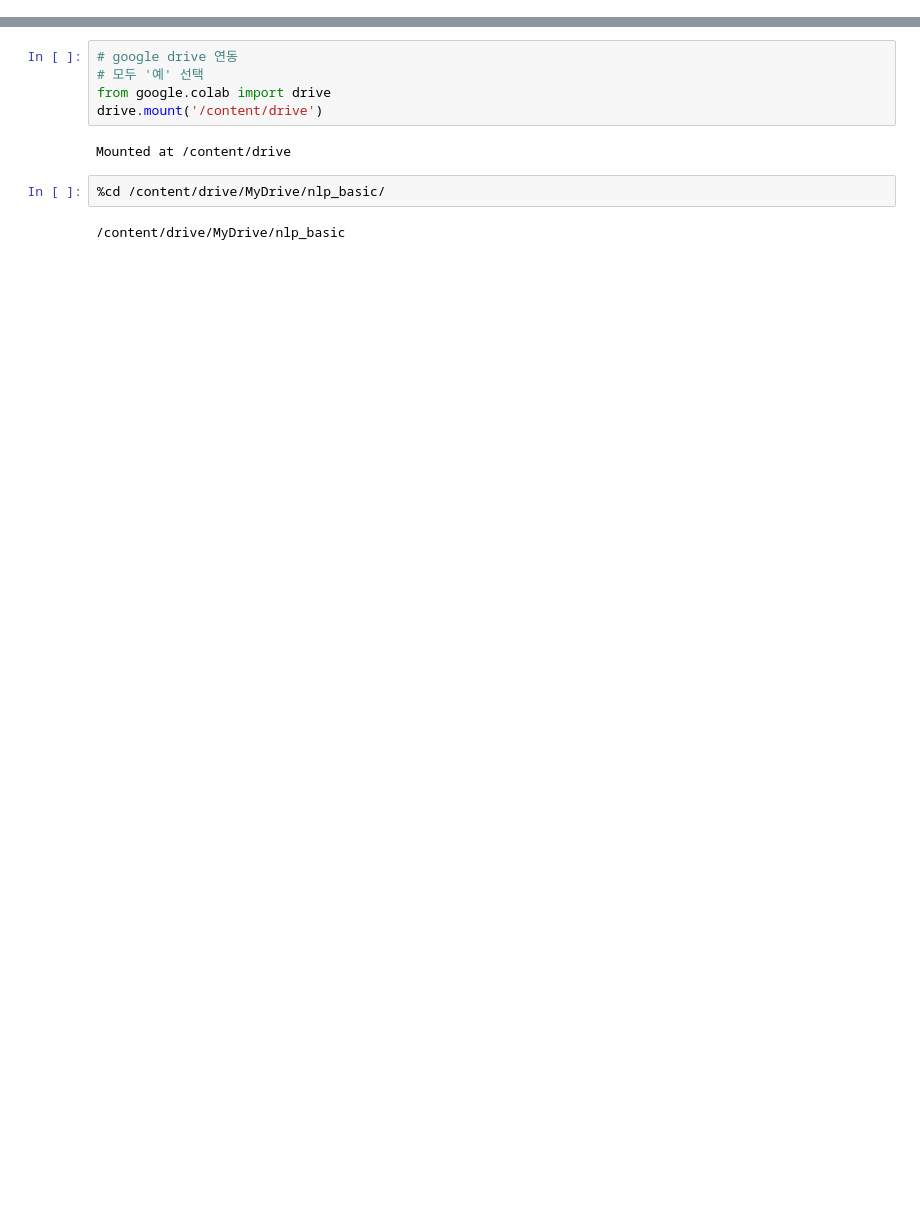
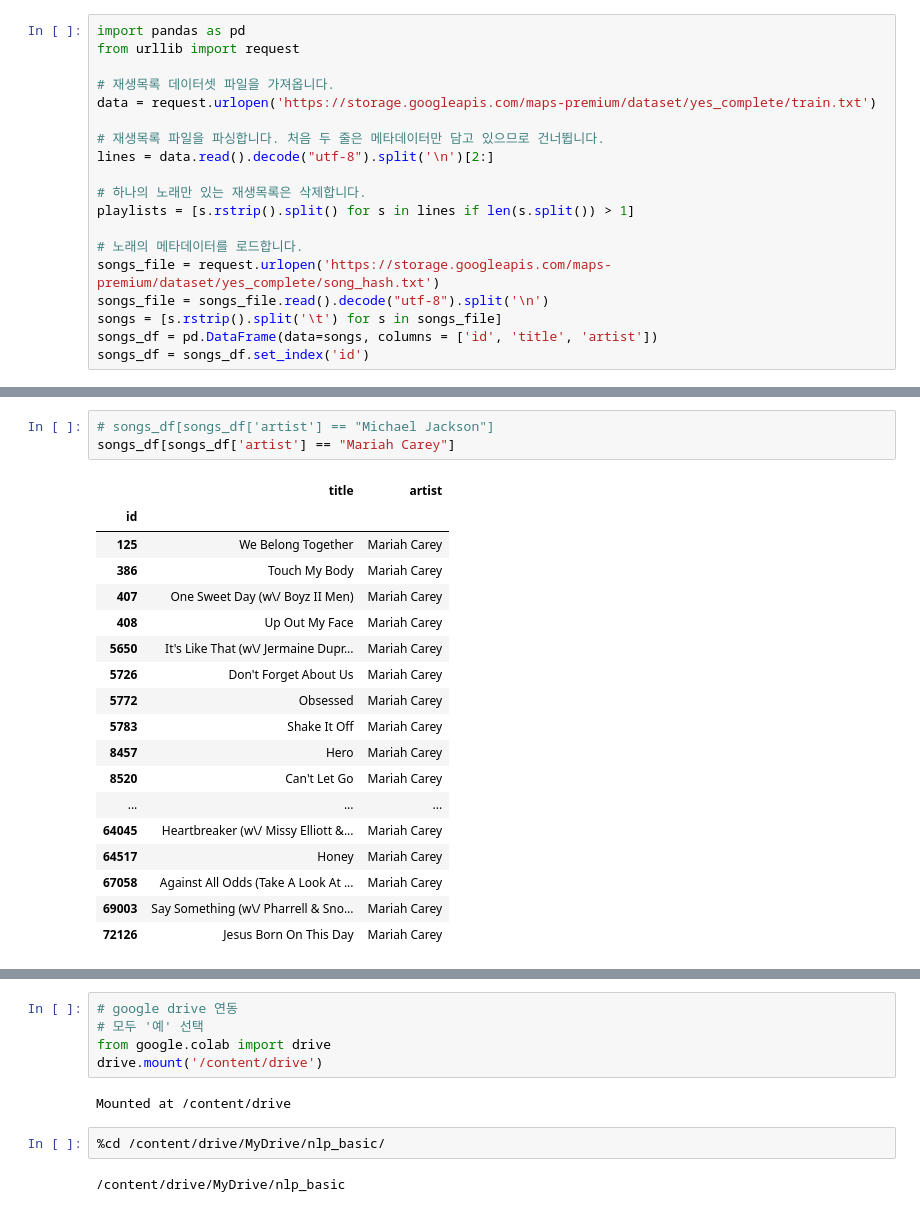
Before and after one commit to oglee815/nlp_basic, a Jupyter notebook: word2vec.ipynb, the cells around one changed output, grey strips where cells are left out. Cells and saved outputs as stored; diff of their text form; blank space fills up the shorter version.

```diff
--- a/word2vec.ipynb
+++ b/word2vec.ipynb
@@ -0,0 +79,19 @@
+# %%
+import pandas as pd
+from urllib import request
+
+# 재생목록 데이터셋 파일을 가져옵니다.
+data = request.urlopen('https://storage.googleapis.com/maps-premium/dataset/yes_complete/train.txt')
+
+# 재생목록 파일을 파싱합니다. 처음 두 줄은 메타데이터만 담고 있으므로 건너뜁니다.
+lines = data.read().decode("utf-8").split('\n')[2:]
+
+# 하나의 노래만 있는 재생목록은 삭제합니다.
+playlists = [s.rstrip().split() for s in lines if len(s.split()) > 1]
+
+# 노래의 메타데이터를 로드합니다.
+songs_file = request.urlopen('https://storage.googleapis.com/maps-premium/dataset/yes_complete/song_hash.txt')
+songs_file = songs_file.read().decode("utf-8").split('\n')
+songs = [s.rstrip().split('\t') for s in songs_file]
+songs_df = pd.DataFrame(data=songs, columns = ['id', 'title', 'artist'])
+songs_df = songs_df.set_index('id')
@@ -0,0 +119,22 @@
+# %%
+# songs_df[songs_df['artist'] == "Michael Jackson"]
+songs_df[songs_df['artist'] == "Mariah Carey"]
+# %% [output]
+|  | title | artist |
+| id |  |  |
+| 125 | We Belong Together | Mariah Carey |
+| 386 | Touch My Body | Mariah Carey |
+| 407 | One Sweet Day (w\/ Boyz II Men) | Mariah Carey |
+| 408 | Up Out My Face | Mariah Carey |
+| 5650 | It's Like That (w\/ Jermaine Dupr... | Mariah Carey |
+| 5726 | Don't Forget About Us | Mariah Carey |
+| 5772 | Obsessed | Mariah Carey |
+| 5783 | Shake It Off | Mariah Carey |
+| 8457 | Hero | Mariah Carey |
+| 8520 | Can't Let Go | Mariah Carey |
+| ... | ... | ... |
+| 64045 | Heartbreaker (w\/ Missy Elliott &... | Mariah Carey |
+| 64517 | Honey | Mariah Carey |
+| 67058 | Against All Odds (Take A Look At ... | Mariah Carey |
+| 69003 | Say Something (w\/ Pharrell & Sno... | Mariah Carey |
+| 72126 | Jesus Born On This Day | Mariah Carey |
```
Also changed, not shown: parts of 21 cells of this notebook.
